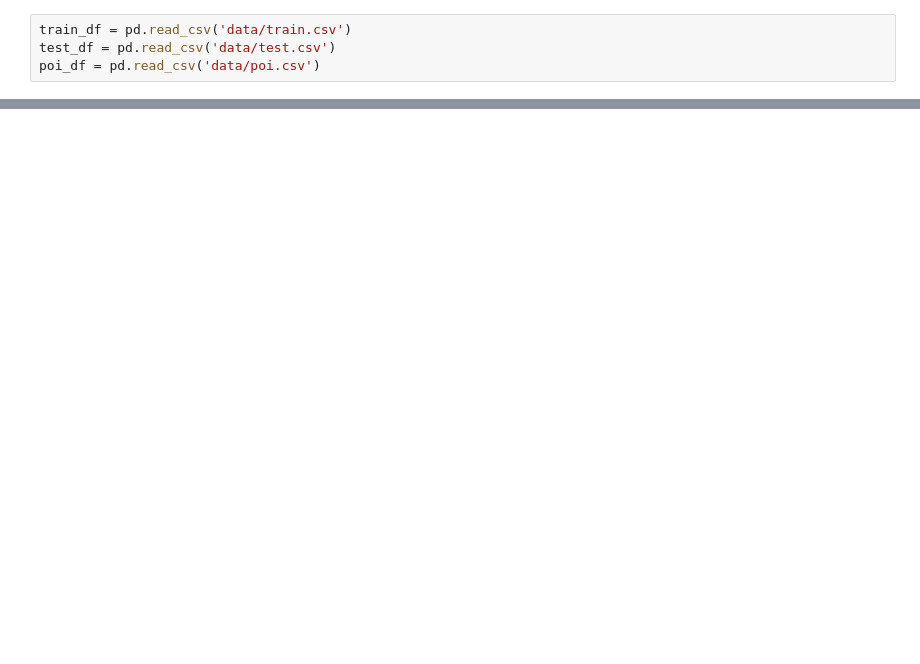
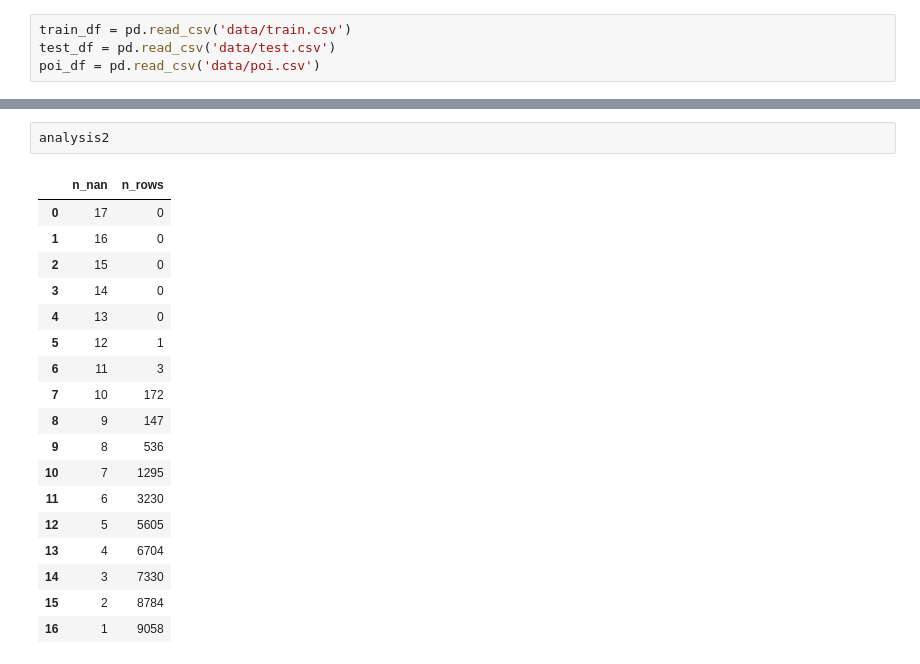
Before and after one commit to VincenzoImp/House-Prices-Prediction, a Jupyter notebook: script.ipynb, the cells around one changed output, grey strips where cells are left out. Cells and saved outputs as stored; diff of their text form; blank space fills up the shorter version.

```diff
--- a/script.ipynb
+++ b/script.ipynb
@@ -511,0 +107,21 @@ It should be noted that the test set was only used to evaluate the model and was
+# %%
+analysis2
+# %% [output]
+|  | n_nan | n_rows |
+| 0 | 17 | 0 |
+| 1 | 16 | 0 |
+| 2 | 15 | 0 |
+| 3 | 14 | 0 |
+| 4 | 13 | 0 |
+| 5 | 12 | 1 |
+| 6 | 11 | 3 |
+| 7 | 10 | 172 |
+| 8 | 9 | 147 |
+| 9 | 8 | 536 |
+| 10 | 7 | 1295 |
+| 11 | 6 | 3230 |
+| 12 | 5 | 5605 |
+| 13 | 4 | 6704 |
+| 14 | 3 | 7330 |
+| 15 | 2 | 8784 |
+| 16 | 1 | 9058 |
```
Also changed, not shown: parts of 113 cells of this notebook, 1 other file.
